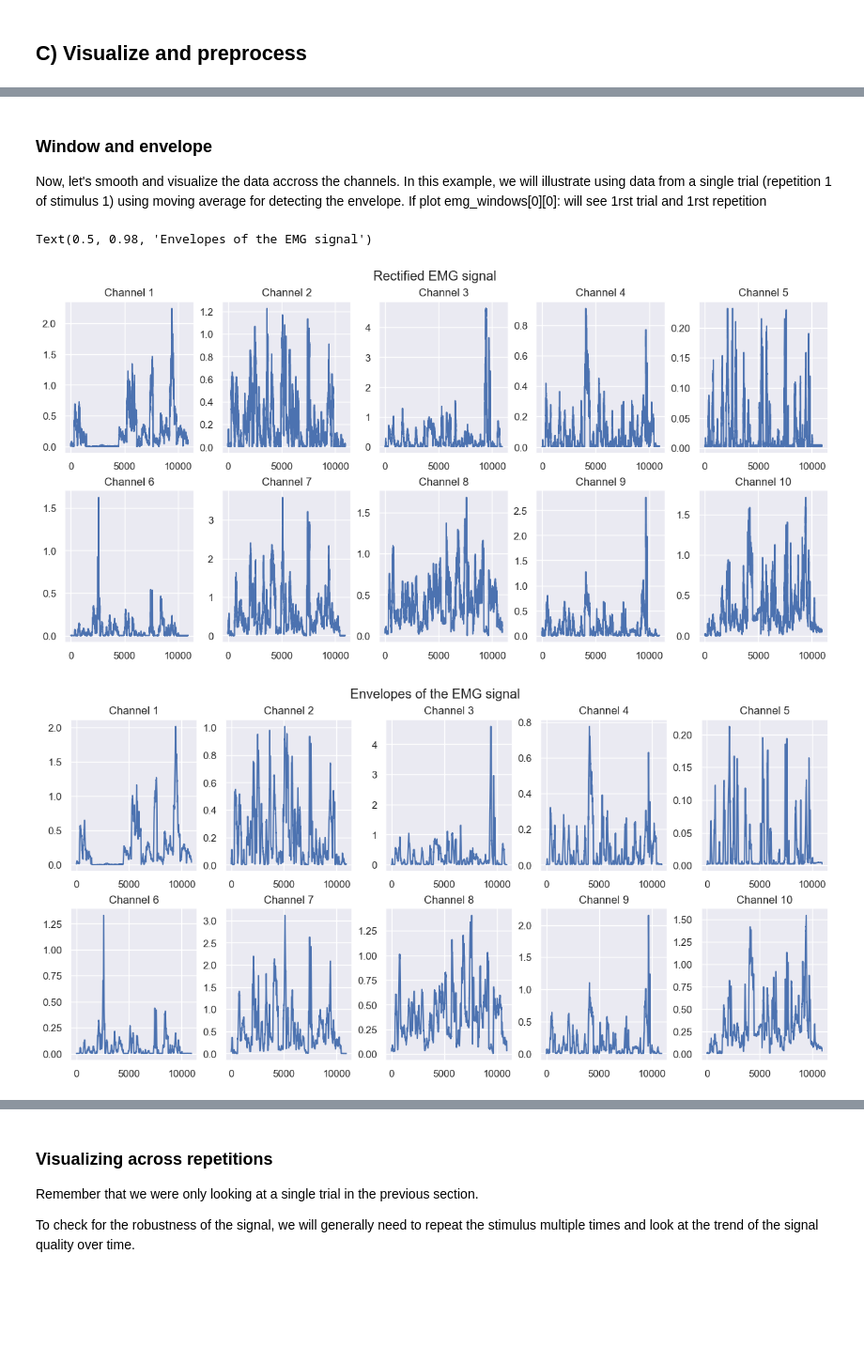
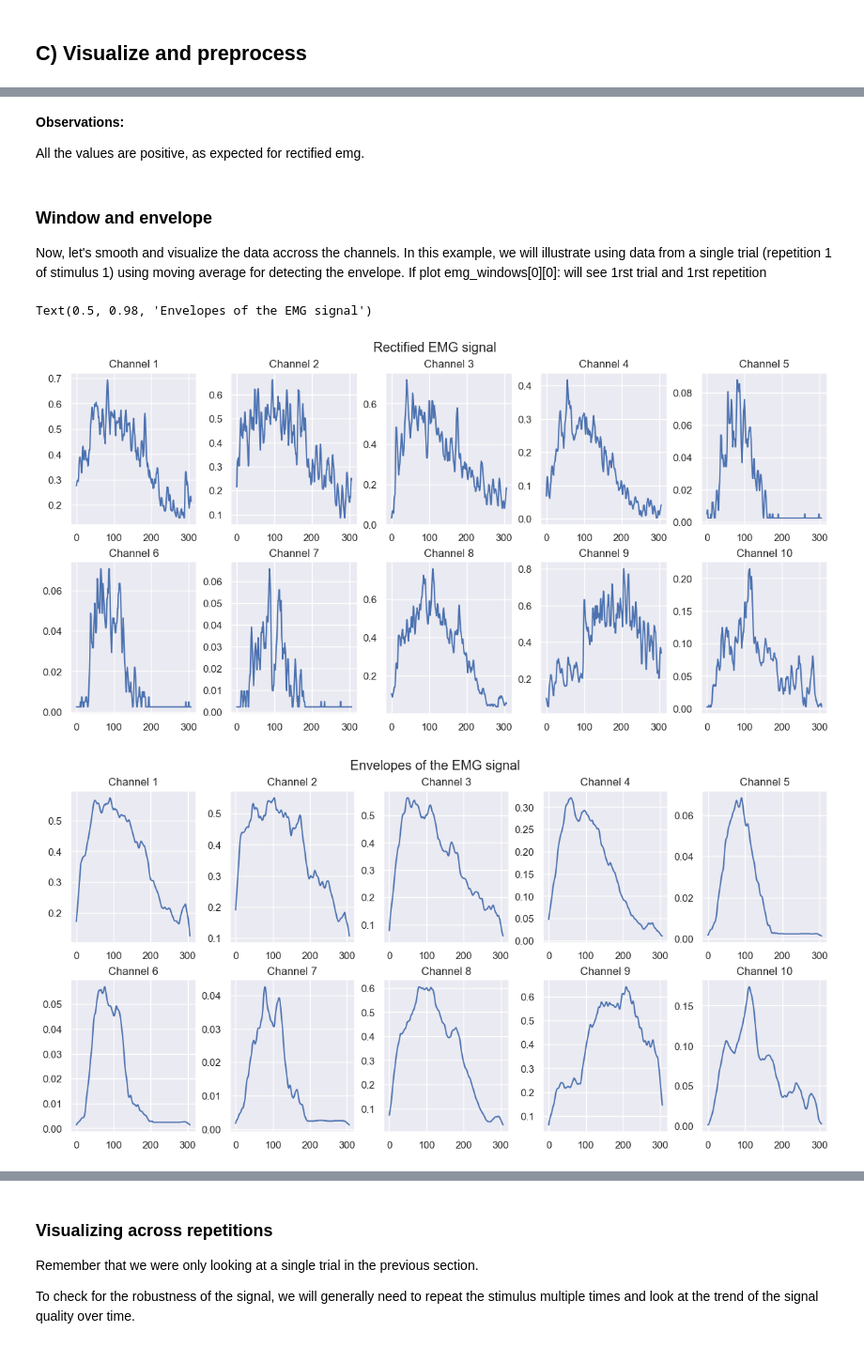
Before and after one commit to loufourneaux/project_2_nssp, a Jupyter notebook: part_1.ipynb, the cells around one changed output, grey strips where cells are left out. Shown at 94% size. Saved outputs shown, nothing was run; the diff lists cells and outputs as text; code cells hidden in the pictures; blank space fills up the shorter version.

```diff
--- a/part_1.ipynb
+++ b/part_1.ipynb
@@ -189,11 +19,0 @@ def load_data_simple(n_subject=27):
-# %%
-n_subjects=27
-fig, ax = plt.subplots()
-channel = 9
-for subject in range(1, n_subjects+1):
-        emg_rectified, stimulus, repetition = load_subject(subject)
-        ax.plot(emg_rectified[:, channel])
-ax.set_title(f"EMG signal channel {channel}")
-ax.set_xlabel("Data points")
-ax.set_ylabel("Amplitude")
-plt.plot()
@@ -271,9 +22,9 @@ Text(0.5, 0.98, 'Envelopes of the EMG signal')
 There are measures at 100686 time points from 10 channels (probably 10 electrodes). See below that there are 12 types of movement performed and they are repeated 10 times. The number of samples for each trial is different because of the nature of each exercise.
 The data is partially preprocessed
 # %%
-from utils import explore_data
+from utils import get_attributes, explore_data
 
-n_stimuli,n_channels, n_repetitions = explore_data(emg_rectified, stimulus, repetition)
+n_stimuli,n_channels, n_repetitions = explore_data(subject)
 # %% [output]
 How many types of movement are there? 12
 How many repetitions are there? 10
@@ -308,17 +53 @@ plot_channel(emg_rectified)
-# %%
-def load_subject(df, subject):
-    emg = df.groupby('Subject').get_group(subject)
-
-    # The actual interesting data lives in the columns ['emg', 'restimulus', 'rerepetition']
-    emg_rectified = np.array(emg["Channel"].copy())
-
-    # Restimulus and rerepetition are the stimulus and repetition that have been processed for better correspondance to real movement
-    # Stimulus is the type of movement that is being performed
-    stimulus = np.array(emg["Stimuli"])
-    # Repetition is the number of times the movement has been repeated
-    repetition = np.array(emg["Repetition"])
-
-    return emg_rectified, stimulus, repetition
-
-emg_rectified, stimulus, repetition = load_subject(df, 2)
 # %%
@@ -417,3 +65,7 @@ Repetition (100686, 1)
+# %% [markdown]
+**Observations:**
+
+All the values are positive, as expected for rectified emg.
 # %% [markdown]
 ### Window and envelope
 Now, let's smooth and visualize the data accross the channels. In this example, we will illustrate using data from a single trial (repetition 1 of stimulus 1) using moving average for detecting the envelope.
@@ -421,31 +73,34 @@ If plot emg_windows[0][0]: will see 1rst trial and 1rst repetition
 # %%
 from utils import smooth_data
 
-emg_windows, emg_envelopes = smooth_data(emg_rectified, stimulus, repetition, n_stimuli,n_channels, n_repetitions)
+subject = smooth_data(subject, n_stimuli, n_repetitions)
 # %%
 # Plot
 fig, ax = plt.subplots(2, 5, figsize=(12, 6), constrained_layout=True)
 ax = ax.ravel()
+
+emg_windows = subject['emg_windows']
+emg_envelopes = subject['emg_envelopes']
 
 #10 EMG channels
 number_of_emg_channels = emg_rectified.shape[-1]
 # Plot Rectified EMG signal
 for channel_idx in range(number_of_emg_channels):
     ax[channel_idx].plot(emg_windows[0][0][:, channel_idx])
     ax[channel_idx].set_title(f"Channel {channel_idx+1}")
 plt.suptitle("Rectified EMG signal")
 
 # Plot Envelopes of the EMG signal
 fig, ax = plt.subplots(2, 5, figsize=(12, 6), constrained_layout=True)
 ax = ax.ravel()
 for channel_idx in range(number_of_emg_channels):
     ax[channel_idx].plot(emg_envelopes[0][0][:, channel_idx])
     ax[channel_idx].set_title(f"Channel {channel_idx+1}")
 plt.suptitle("Envelopes of the EMG signal")
 # %% [output]
 Text(0.5, 0.98, 'Envelopes of the EMG signal')
-[figure, old version]
+[figure, new version]
-[figure, old version]
+[figure, new version]
 # %%
 # Now we plot all the channels on the same y-scale for a better comparison
 fig, ax = plt.subplots(2, 5, figsize=(12, 6), constrained_layout=True, sharex=True, sharey=True)
```
Also changed, not shown: parts of 32 cells of this notebook, 1 other file.
